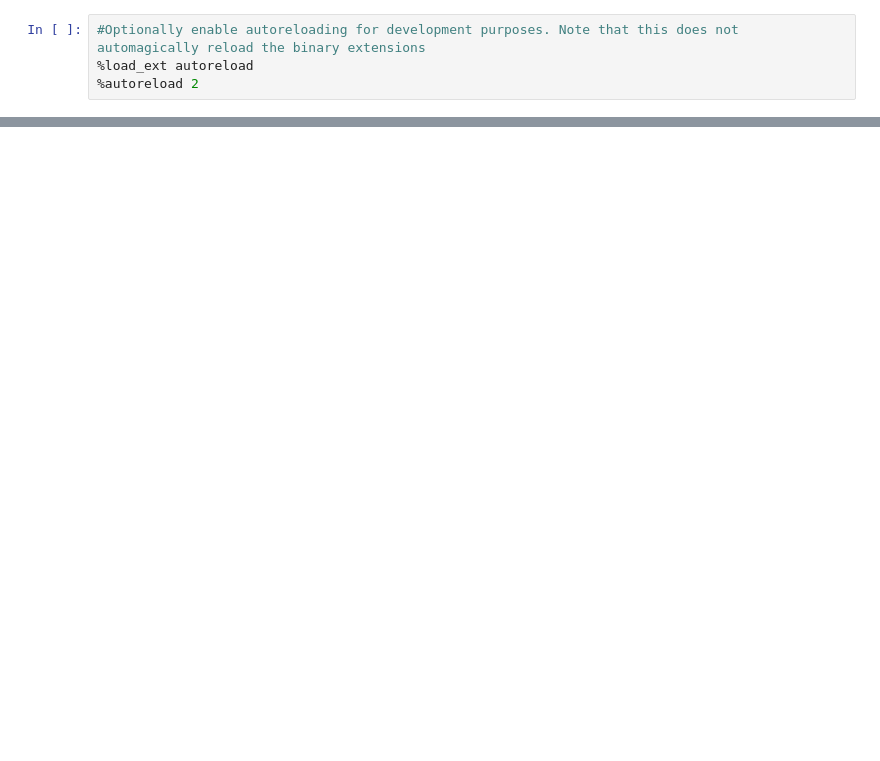
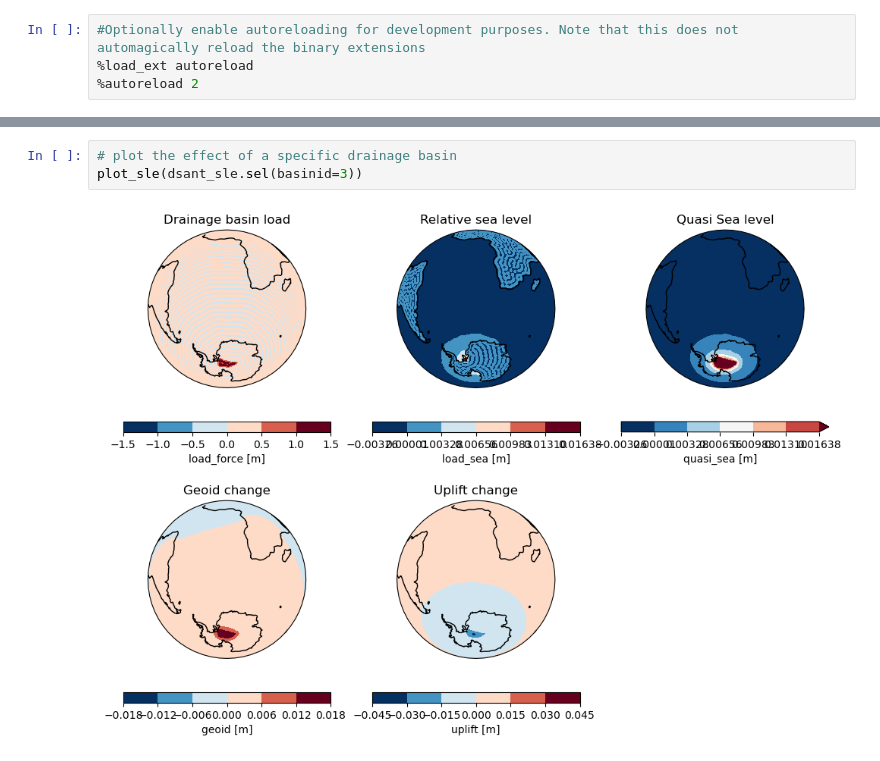
Before and after one commit to ITC-Water-Resources/shxarray, a Jupyter notebook: docs/source/notebooks/SealevelEquation.ipynb, the cells around one changed output, grey strips where cells are left out. Saved outputs shown, nothing was run; the diff lists cells and outputs as text; blank space fills up the shorter version.

```diff
--- a/docs/source/notebooks/SealevelEquation.ipynb
+++ b/docs/source/notebooks/SealevelEquation.ipynb
@@ -141,0 +186,5 @@ Coordinates:
+# %%
+# plot the effect of a specific drainage basin
+plot_sle(dsant_sle.sel(basinid=3))
+# %% [output]
+[figure, added]
```
Also changed, not shown: parts of 22 cells of this notebook, 5 other files.
